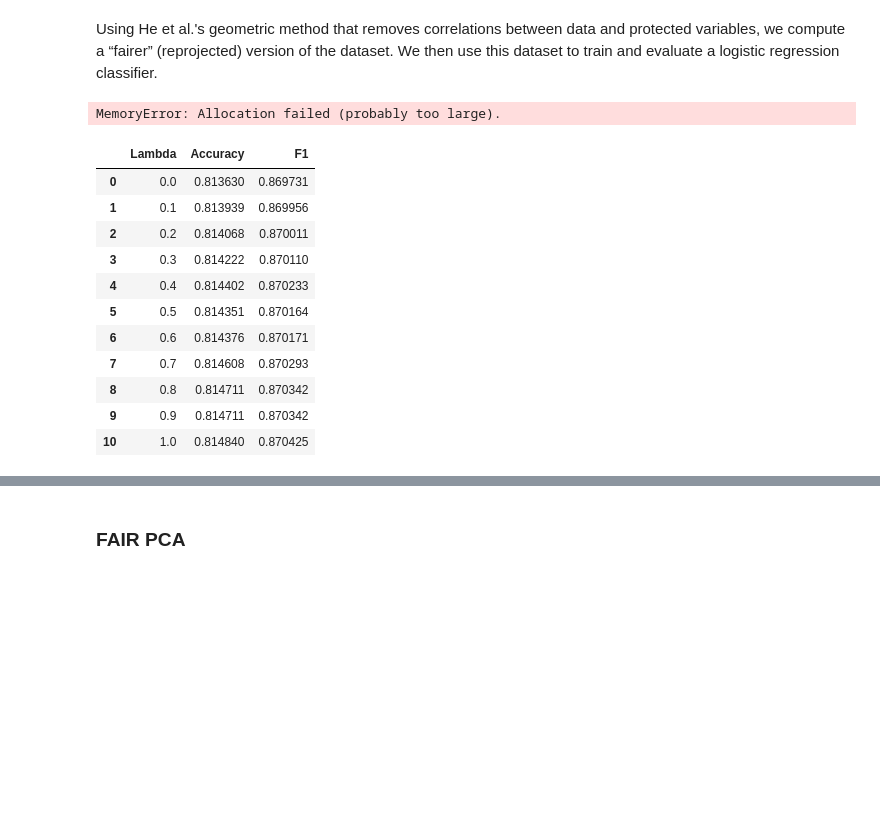
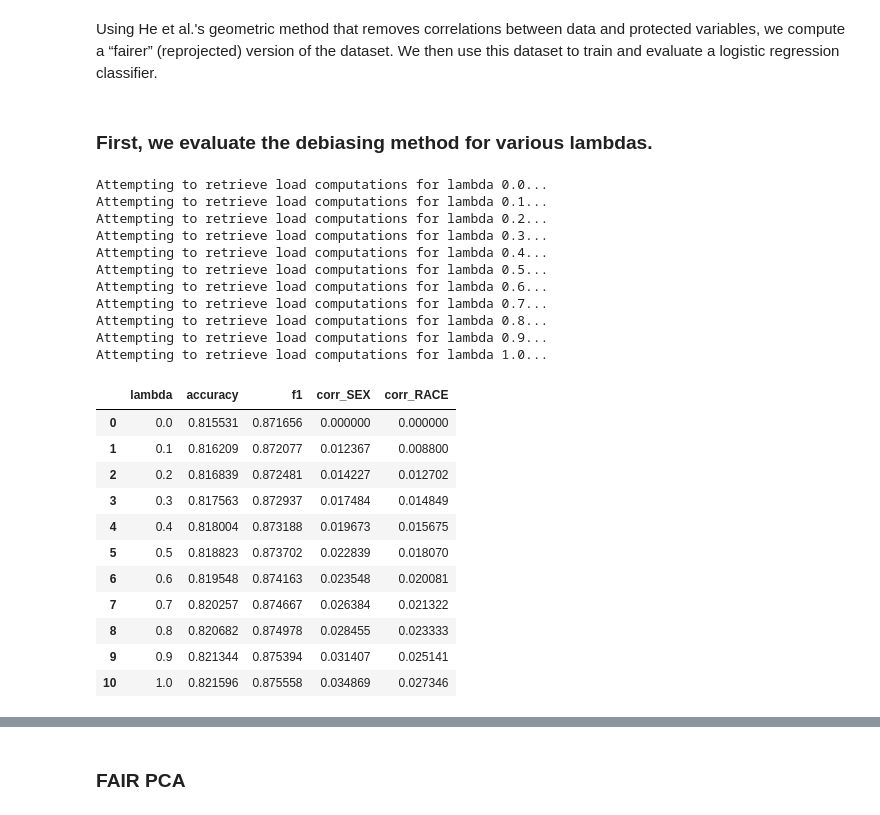
Before and after one commit to veronhoxha/debiasing-data-and-fairer-models, a Jupyter notebook: afae24-assignment-02-template.ipynb, the cells around one changed output, grey strips where cells are left out. Drawn from its saved outputs; the diff is of its cells as text; code cells hidden in the pictures; blank space fills up the shorter version.

```diff
--- a/afae24-assignment-02-template.ipynb
+++ b/afae24-assignment-02-template.ipynb
@@ -153,9 +228,18 @@ features = features.drop(["RAC1P_White alone",
                           "RELP_Adopted son or daughter",
                           'COW_Working without pay in family business or farm' ], axis = 1)
 
+# Generate dictionary with indices to protected features
+protect_dict = {}
+j = 0
 print("Columns with the protected features:")
 for i, f in enumerate(features.columns):
-    if ("RAC1P" in f) or ("SEX" in f):
+    if ("RAC1P" in f):
+        protect_dict[j] = "RACE"
+        j += 1
+        print("Column ID: %s" %i, "(%s)"%f)
+    if ("SEX" in f):
+        protect_dict[j] = "SEX"
+        j += 1
         print("Column ID: %s" %i, "(%s)"%f)
 
 features.head()
@@ -230,31 +310,38 @@ results
 # 2. Classification model trained on the "fairer" versions of the dataset
 # %% [markdown]
 Using He et al.'s geometric method that removes correlations between data and protected variables, we compute a “fairer” (reprojected) version of the dataset. We then use this dataset to train and evaluate a logistic regression classifier.
-# %%
-accuracies = []
-f1s = []
-
-for l in np.linspace(0, 1, 11):
-    Xs_train_np_debiased = debias_features(Xs_train_np, Xs_train_p, lambda_=l)
-    model.fit(Xs_train_np_debiased, y_train)
-    y_hat = model.predict(Xs_test_np)
-
-    f1s.append(f1_score(y_test, y_hat))
-    accuracies.append(accuracy_score(y_test, y_hat))
-# %% [output]
-MemoryError: Allocation failed (probably too large).
-# %%
-pd.DataFrame([np.linspace(0,1,11), accuracies, f1s], index=["Lambda", "Accuracy", "F1"]).T
-# %% [output]
-|  | Lambda | Accuracy | F1 |
-| 0 | 0.0 | 0.813630 | 0.869731 |
-| 1 | 0.1 | 0.813939 | 0.869956 |
-| 2 | 0.2 | 0.814068 | 0.870011 |
-| 3 | 0.3 | 0.814222 | 0.870110 |
-| 4 | 0.4 | 0.814402 | 0.870233 |
-| 5 | 0.5 | 0.814351 | 0.870164 |
-| 6 | 0.6 | 0.814376 | 0.870171 |
-| 7 | 0.7 | 0.814608 | 0.870293 |
-| 8 | 0.8 | 0.814711 | 0.870342 |
-| 9 | 0.9 | 0.814711 | 0.870342 |
-| 10 | 1.0 | 0.814840 | 0.870425 |
+# %% [markdown]
+### First, we evaluate the debiasing method for various lambdas.
+# %%
+# Split the training dataset into train and validation sets for evaluating the lambdas
+Xs_train_l_np, Xs_val_l_np, Xs_train_l_p, Xs_val_l_p, y_train_l, y_val_l = train_test_split(Xs_train_np, Xs_train_p, y_train.reshape(-1, 1),
+                                                                                            test_size=0.3, random_state=0, shuffle=True)
+
+lambda_results = evaluate_lambda(model = model, X_train_np = Xs_train_l_np, X_train_p = Xs_train_l_p, y_train = y_train_l,
+                protected_feat_dict = protect_dict, lambda_range = [0, 1])
+
+lambda_results
+# %% [output]
+Attempting to retrieve load computations for lambda 0.0...
+Attempting to retrieve load computations for lambda 0.1...
+Attempting to retrieve load computations for lambda 0.2...
+Attempting to retrieve load computations for lambda 0.3...
+Attempting to retrieve load computations for lambda 0.4...
+Attempting to retrieve load computations for lambda 0.5...
+Attempting to retrieve load computations for lambda 0.6...
+Attempting to retrieve load computations for lambda 0.7...
+Attempting to retrieve load computations for lambda 0.8...
+Attempting to retrieve load computations for lambda 0.9...
+Attempting to retrieve load computations for lambda 1.0...
+|  | lambda | accuracy | f1 | corr_SEX | corr_RACE |
+| 0 | 0.0 | 0.815531 | 0.871656 | 0.000000 | 0.000000 |
+| 1 | 0.1 | 0.816209 | 0.872077 | 0.012367 | 0.008800 |
+| 2 | 0.2 | 0.816839 | 0.872481 | 0.014227 | 0.012702 |
+| 3 | 0.3 | 0.817563 | 0.872937 | 0.017484 | 0.014849 |
+| 4 | 0.4 | 0.818004 | 0.873188 | 0.019673 | 0.015675 |
+| 5 | 0.5 | 0.818823 | 0.873702 | 0.022839 | 0.018070 |
+| 6 | 0.6 | 0.819548 | 0.874163 | 0.023548 | 0.020081 |
+| 7 | 0.7 | 0.820257 | 0.874667 | 0.026384 | 0.021322 |
+| 8 | 0.8 | 0.820682 | 0.874978 | 0.028455 | 0.023333 |
+| 9 | 0.9 | 0.821344 | 0.875394 | 0.031407 | 0.025141 |
+| 10 | 1.0 | 0.821596 | 0.875558 | 0.034869 | 0.027346 |
```
Also changed, not shown: parts of 7 cells of this notebook, 27 other files.
